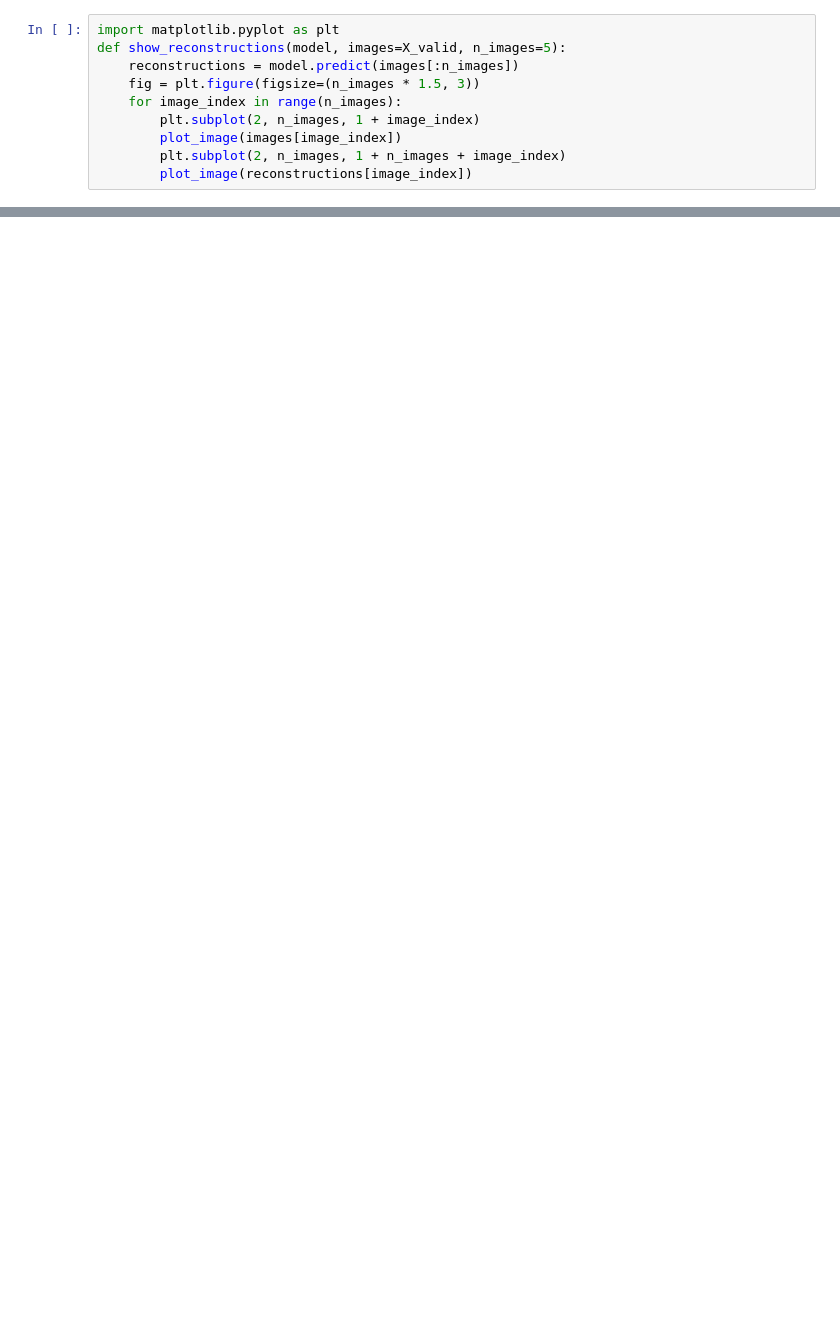
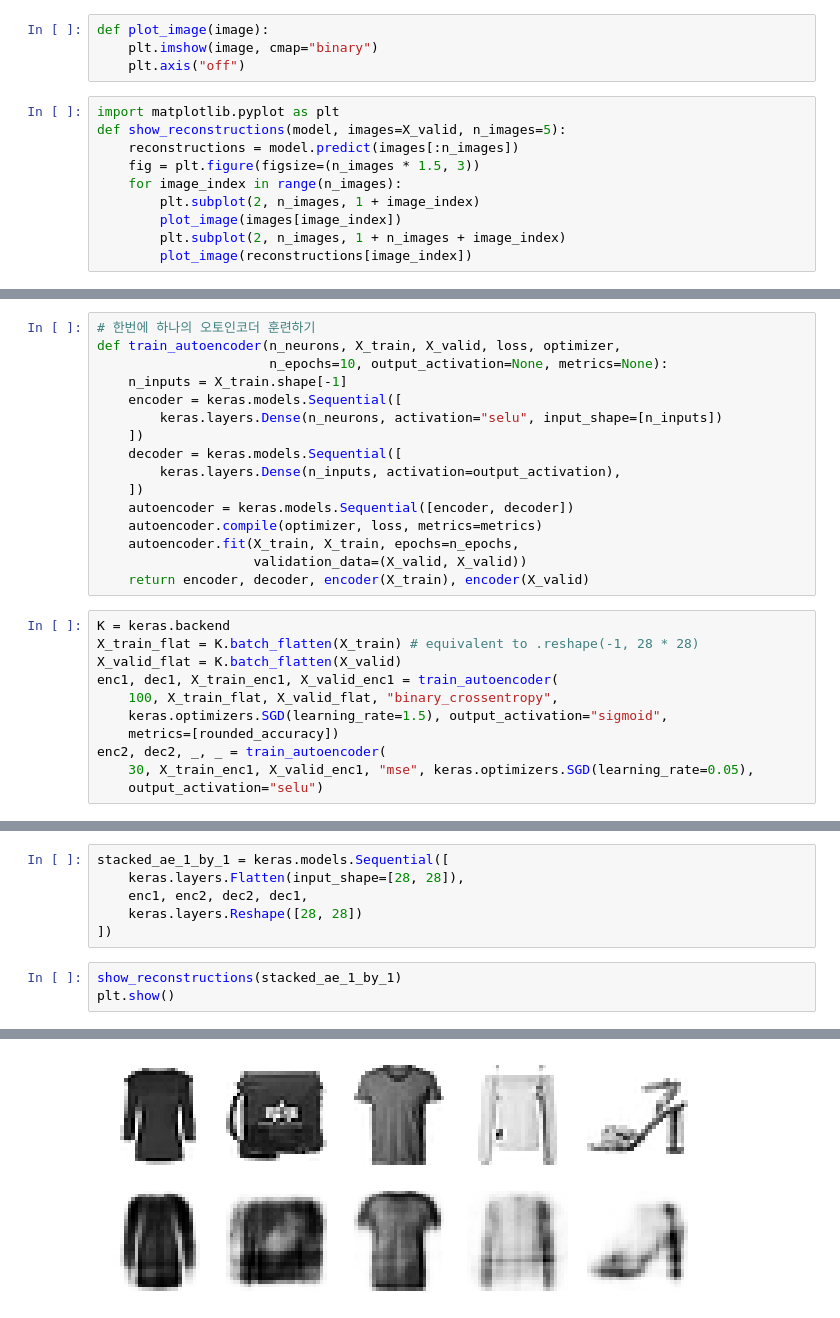
Before and after one commit to 12L-zl/Handson_, a Jupyter notebook: CH17_오토인코더와 GAN을 사용한 표현 학습과 생성적 학습.ipynb, the cells around one changed output, grey strips where cells are left out. Cells and saved outputs as stored; diff of their text form; blank space fills up the shorter version.

```diff
--- a/CH17_오토인코더와 GAN을 사용한 표현 학습과 생성적 학습.ipynb
+++ b/CH17_오토인코더와 GAN을 사용한 표현 학습과 생성적 학습.ipynb
@@ -99,6 +101,10 @@ Epoch 10/10
 # %%
 def rounded_accuracy(y_true, y_pred):
     return keras.metrics.binary_accuracy(tf.round(y_true), tf.round(y_pred))
+# %%
+def plot_image(image):
+    plt.imshow(image, cmap="binary")
+    plt.axis("off")
 # %%
 import matplotlib.pyplot as plt
 def show_reconstructions(model, images=X_valid, n_images=5):
@@ -125,0 +188,27 @@ plt.show()
+# %%
+# 한번에 하나의 오토인코더 훈련하기
+def train_autoencoder(n_neurons, X_train, X_valid, loss, optimizer,
+                      n_epochs=10, output_activation=None, metrics=None):
+    n_inputs = X_train.shape[-1]
+    encoder = keras.models.Sequential([
+        keras.layers.Dense(n_neurons, activation="selu", input_shape=[n_inputs])
+    ])
+    decoder = keras.models.Sequential([
+        keras.layers.Dense(n_inputs, activation=output_activation),
+    ])
+    autoencoder = keras.models.Sequential([encoder, decoder])
+    autoencoder.compile(optimizer, loss, metrics=metrics)
+    autoencoder.fit(X_train, X_train, epochs=n_epochs,
+                    validation_data=(X_valid, X_valid))
+    return encoder, decoder, encoder(X_train), encoder(X_valid)
+# %%
+K = keras.backend
+X_train_flat = K.batch_flatten(X_train) # equivalent to .reshape(-1, 28 * 28)
+X_valid_flat = K.batch_flatten(X_valid)
+enc1, dec1, X_train_enc1, X_valid_enc1 = train_autoencoder(
+    100, X_train_flat, X_valid_flat, "binary_crossentropy",
+    keras.optimizers.SGD(learning_rate=1.5), output_activation="sigmoid",
+    metrics=[rounded_accuracy])
+enc2, dec2, _, _ = train_autoencoder(
+    30, X_train_enc1, X_valid_enc1, "mse", keras.optimizers.SGD(learning_rate=0.05),
+    output_activation="selu")
@@ -125,0 +234,10 @@ plt.show()
+# %%
+stacked_ae_1_by_1 = keras.models.Sequential([
+    keras.layers.Flatten(input_shape=[28, 28]),
+    enc1, enc2, dec2, dec1,
+    keras.layers.Reshape([28, 28])
+])
+# %%
+show_reconstructions(stacked_ae_1_by_1)
+plt.show()
+# %% [output]
@@ -125,0 +245 @@ plt.show()
+[figure, added]
```
Also changed, not shown: parts of 23 cells of this notebook.
